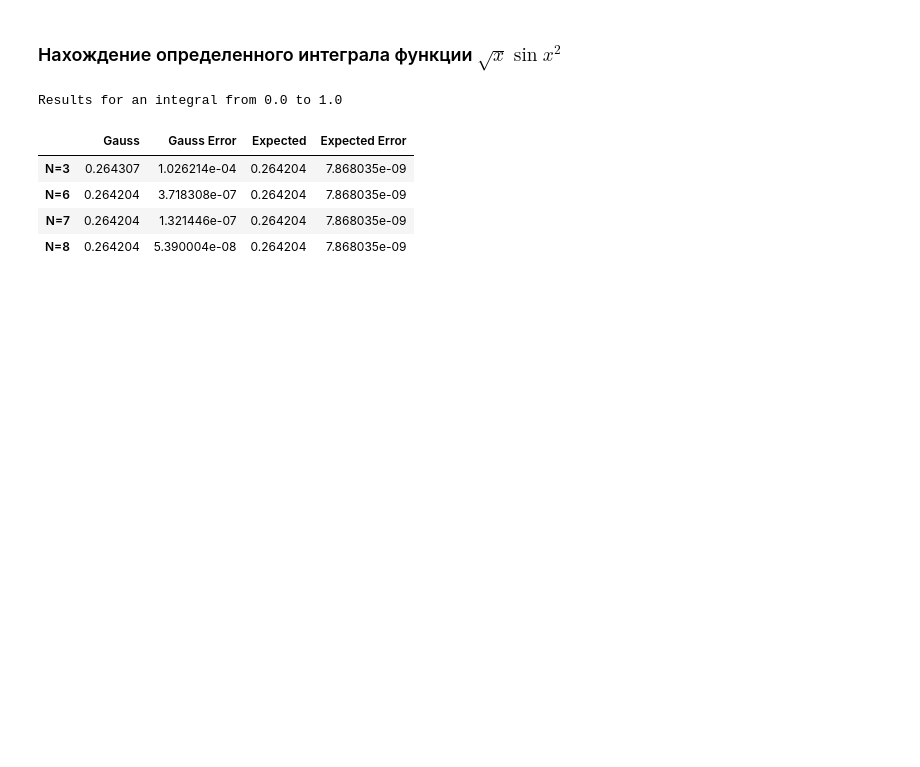
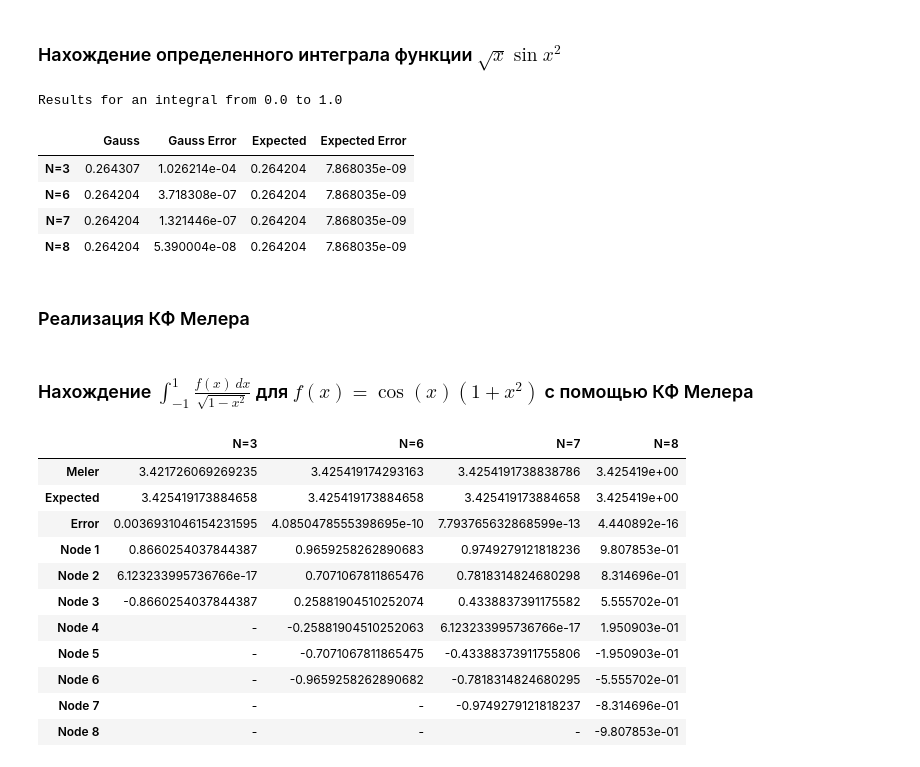
Before and after one commit to astatochek/mm-comp-wksp-04, a Jupyter notebook: 5.1 New Type of Integrals/note.ipynb, the cells around one changed output. Drawn from its saved outputs; the diff is of its cells as text; code cells hidden in the pictures; blank space fills up the shorter version.

```diff
--- a/5.1 New Type of Integrals/note.ipynb
+++ b/5.1 New Type of Integrals/note.ipynb
@@ -241,3 +240,44 @@ Results for an integral from 0.0 to 1.0
 | N=6 | 0.264204 | 3.718308e-07 | 0.264204 | 7.868035e-09 |
 | N=7 | 0.264204 | 1.321446e-07 | 0.264204 | 7.868035e-09 |
 | N=8 | 0.264204 | 5.390004e-08 | 0.264204 | 7.868035e-09 |
+# %% [markdown]
+### Реализация КФ Мелера
+# %%
+def get_meler_hubs(n: int):
+    # print([np.cos(float(np.pi) * float((2*k - 1) / (2*n))) for k in range(1, n+1)])
+    return np.array([np.cos(float(np.pi) * (2*k - 1) / (2*n)) for k in range(1, n+1)])
+
+def get_Meler(f: Callable, n: int) -> float:
+    hub_list = get_meler_hubs(n)
+    S = np.sum([f(float(hub)) for hub in hub_list])
+    return np.pi * S / n
+# %% [markdown]
+### Нахождение $\int_{-1}^{1}\frac{f(x)~dx}{\sqrt{1 - x^2}}$ для $f(x) = \cos(x)(1+x^2)$ с помощью КФ Мелера
+# %%
+def target_function(x: float) -> float:
+    return np.cos(x) * (1 + x**2)
+
+N = [int(x) for x in input('Введите все значения для N').split()]
+m = max(N)
+data = {}
+expected = 3.425419173884658
+for n in N:
+    actual = get_Meler(target_function, n)
+    new_column = np.array([actual] + [expected] + [abs(actual - expected)] + [hub for hub in get_meler_hubs(n)])
+    new_column = np.append(new_column, ['-' for _ in range(m-n)])
+    data[f'N={n}'] = new_column
+df = pd.DataFrame(data=data, index=['Meler', 'Expected', 'Error'] + [f"Node {i+1}" for i in range(m)])
+df
+# %% [output]
+|  | N=3 | N=6 | N=7 | N=8 |
+| Meler | 3.421726069269235 | 3.425419174293163 | 3.4254191738838786 | 3.425419e+00 |
+| Expected | 3.425419173884658 | 3.425419173884658 | 3.425419173884658 | 3.425419e+00 |
+| Error | 0.0036931046154231595 | 4.0850478555398695e-10 | 7.793765632868599e-13 | 4.440892e-16 |
+| Node 1 | 0.8660254037844387 | 0.9659258262890683 | 0.9749279121818236 | 9.807853e-01 |
+| Node 2 | 6.123233995736766e-17 | 0.7071067811865476 | 0.7818314824680298 | 8.314696e-01 |
+| Node 3 | -0.8660254037844387 | 0.25881904510252074 | 0.4338837391175582 | 5.555702e-01 |
+| Node 4 | - | -0.25881904510252063 | 6.123233995736766e-17 | 1.950903e-01 |
+| Node 5 | - | -0.7071067811865475 | -0.43388373911755806 | -1.950903e-01 |
+| Node 6 | - | -0.9659258262890682 | -0.7818314824680295 | -5.555702e-01 |
+| Node 7 | - | - | -0.9749279121818237 | -8.314696e-01 |
+| Node 8 | - | - | - | -9.807853e-01 |
```
Also changed, not shown: parts of 2 cells of this notebook.
